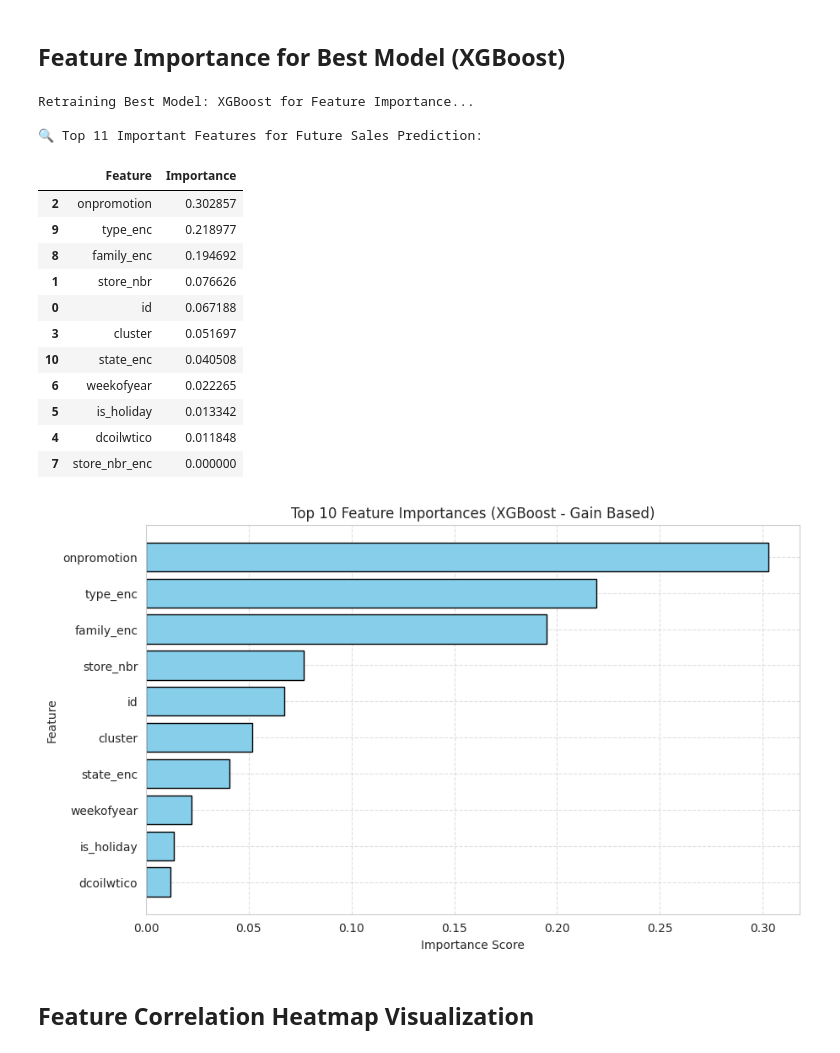
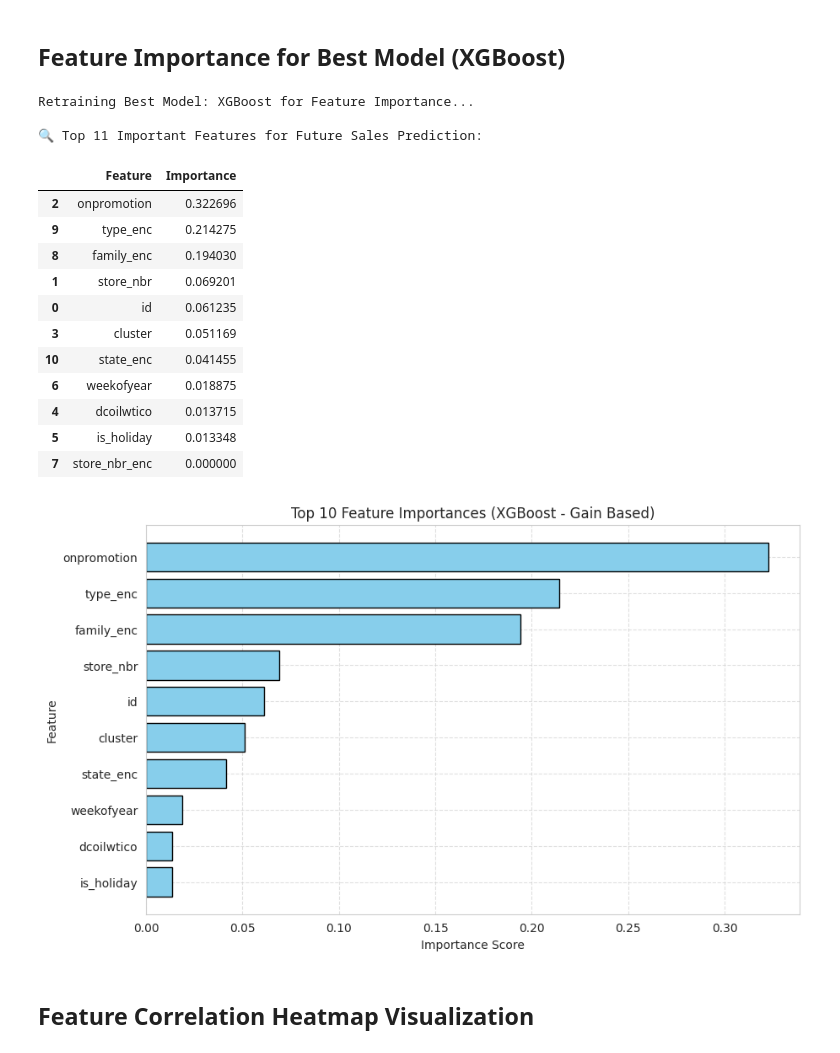
Before and after one commit to Haniya16/FutureSalesPrediction, a Jupyter notebook: Future_Sales_Prediction.ipynb, the cells around one changed output. Saved outputs shown, nothing was run; the diff lists cells and outputs as text; code cells hidden in the pictures.

```diff
--- a/Future_Sales_Prediction.ipynb
+++ b/Future_Sales_Prediction.ipynb
@@ -209,6 +210,11 @@ models = {
         n_jobs=-1
     )
 }
+
+# Ensure no NaN values remain in X_train and X_valid before training
+X_train = X_train.fillna(X_train.mean())
+X_valid = X_valid.fillna(X_valid.mean())
+
 # To store results safely
 results = {}
 
@@ -298,44 +304,45 @@ best_model = XGBRegressor(
     verbosity=0
 )
 best_model.fit(X_train, y_train)
+xgb_model = best_model   # assign final model to a clear variable name
 
 # Extract importance values (gain type — correct one)
 importances = best_model.feature_importances_
 features = X_train.columns
 
 feat_imp = pd.DataFrame({"Feature": features, "Importance": importances})
 feat_imp = feat_imp.sort_values(by="Importance", ascending=False)
 
 # Display exact top 11 table
 print("\n🔍 Top 11 Important Features for Future Sales Prediction:\n")
 display(feat_imp.head(11))
 
 # ✅ Custom Matplotlib Plot that matches this table exactly
 plt.figure(figsize=(10, 6))
 plt.barh(feat_imp["Feature"].head(10), feat_imp["Importance"].head(10), color="skyblue", edgecolor="black")
 plt.gca().invert_yaxis()
 plt.title("Top 10 Feature Importances (XGBoost - Gain Based)")
 plt.xlabel("Importance Score")
 plt.ylabel("Feature")
 plt.grid(True, linestyle="--", alpha=0.6)
 plt.show()
 # %% [output]
 Retraining Best Model: XGBoost for Feature Importance...
 
 🔍 Top 11 Important Features for Future Sales Prediction:
 |  | Feature | Importance |
-| 2 | onpromotion | 0.302857 |
-| 9 | type_enc | 0.218977 |
-| 8 | family_enc | 0.194692 |
-| 1 | store_nbr | 0.076626 |
-| 0 | id | 0.067188 |
-| 3 | cluster | 0.051697 |
-| 10 | state_enc | 0.040508 |
-| 6 | weekofyear | 0.022265 |
-| 5 | is_holiday | 0.013342 |
-| 4 | dcoilwtico | 0.011848 |
+| 2 | onpromotion | 0.322696 |
+| 9 | type_enc | 0.214275 |
+| 8 | family_enc | 0.194030 |
+| 1 | store_nbr | 0.069201 |
+| 0 | id | 0.061235 |
+| 3 | cluster | 0.051169 |
+| 10 | state_enc | 0.041455 |
+| 6 | weekofyear | 0.018875 |
+| 4 | dcoilwtico | 0.013715 |
+| 5 | is_holiday | 0.013348 |
 | 7 | store_nbr_enc | 0.000000 |
-[figure, old version]
+[figure, new version]
 # %% [markdown]
 ## Feature Correlation Heatmap Visualization
 # %%
```
Also changed, not shown: parts of 6 cells of this notebook.
